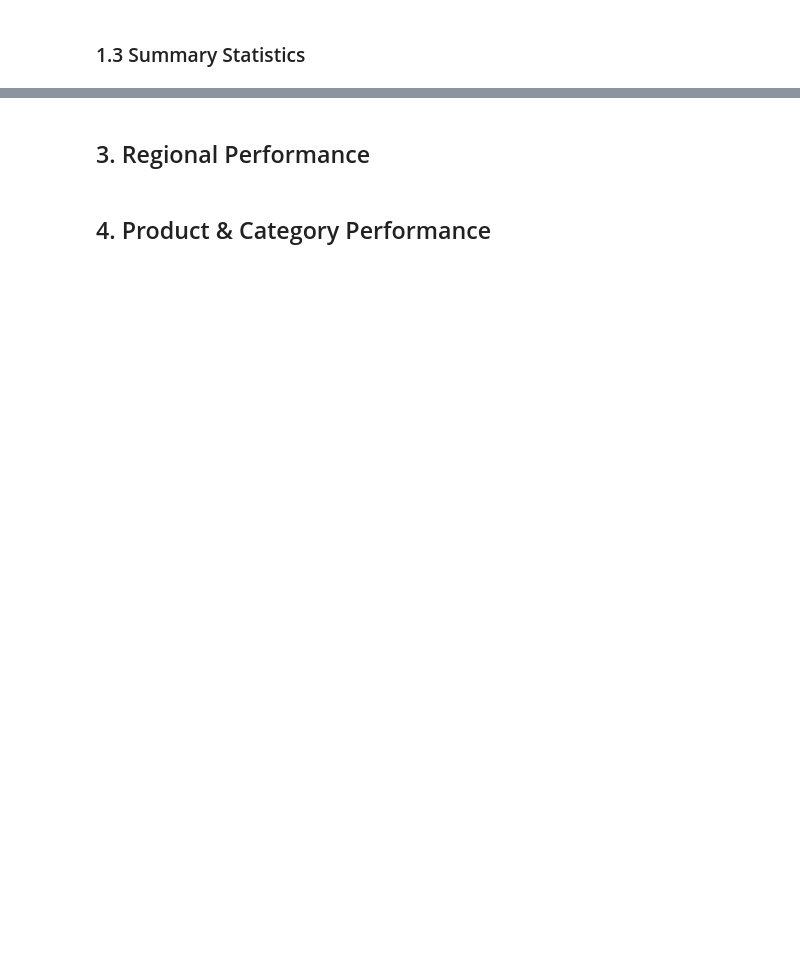
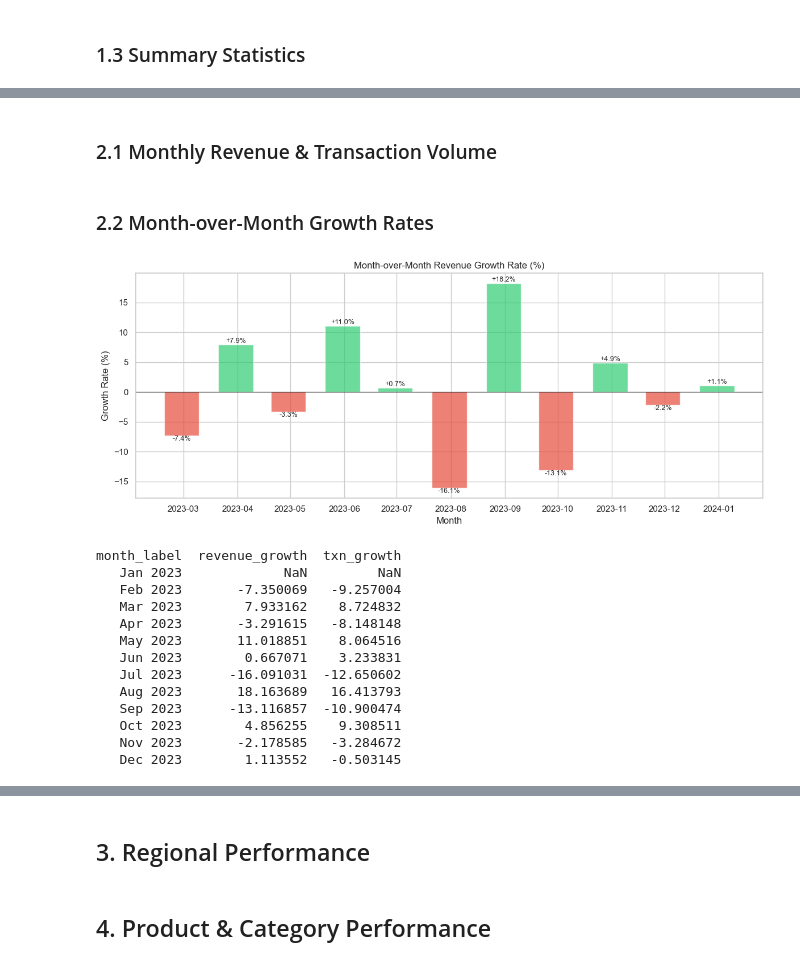
Before and after one commit to monish-ssc/canai-cafe-team-a, a Jupyter notebook: notebooks/02_eda_insights.ipynb, the cells around one changed output, grey strips where cells are left out. Saved outputs shown, nothing was run; the diff lists cells and outputs as text; code cells hidden in the pictures; blank space fills up the shorter version.

```diff
--- a/notebooks/02_eda_insights.ipynb
+++ b/notebooks/02_eda_insights.ipynb
@@ -73,0 +112,2 @@ df[['Quantity', 'Price Per Unit', 'Total Spent']].describe()
+# %% [markdown]
+### 2.1 Monthly Revenue & Transaction Volume
@@ -73,0 +140,41 @@ df[['Quantity', 'Price Per Unit', 'Total Spent']].describe()
+# %% [markdown]
+### 2.2 Month-over-Month Growth Rates
+# %%
+monthly['revenue_growth'] = monthly['revenue'].pct_change() * 100
+monthly['txn_growth'] = monthly['transactions'].pct_change() * 100
+
+fig, ax = plt.subplots(figsize=(12, 5))
+growth = monthly.iloc[1:]
+colors = ['#2ecc71' if v >= 0 else '#e74c3c' for v in growth['revenue_growth']]
+ax.bar(growth['Transaction Date'], growth['revenue_growth'], width=20, color=colors, alpha=0.7)
+ax.axhline(y=0, color='black', linewidth=0.8)
+ax.set_title('Month-over-Month Revenue Growth Rate (%)')
+ax.set_xlabel('Month')
+ax.set_ylabel('Growth Rate (%)')
+
+for i, row in growth.iterrows():
+    ax.annotate(f"{row['revenue_growth']:+.1f}%",
+                xy=(row['Transaction Date'], row['revenue_growth']),
+                ha='center', va='bottom' if row['revenue_growth'] >= 0 else 'top',
+                fontsize=9)
+
+plt.tight_layout()
+plt.savefig(f'{CHARTS_DIR}mom_revenue_growth.png', dpi=150, bbox_inches='tight')
+plt.show()
+
+print(monthly[['month_label', 'revenue_growth', 'txn_growth']].to_string(index=False))
+# %% [output]
+[figure, added]
+month_label  revenue_growth  txn_growth
+   Jan 2023             NaN         NaN
+   Feb 2023       -7.350069   -9.257004
+   Mar 2023        7.933162    8.724832
+   Apr 2023       -3.291615   -8.148148
+   May 2023       11.018851    8.064516
+   Jun 2023        0.667071    3.233831
+   Jul 2023      -16.091031  -12.650602
+   Aug 2023       18.163689   16.413793
+   Sep 2023      -13.116857  -10.900474
+   Oct 2023        4.856255    9.308511
+   Nov 2023       -2.178585   -3.284672
+   Dec 2023        1.113552   -0.503145
```
Also changed, not shown: parts of 18 cells of this notebook, 6 other files.
